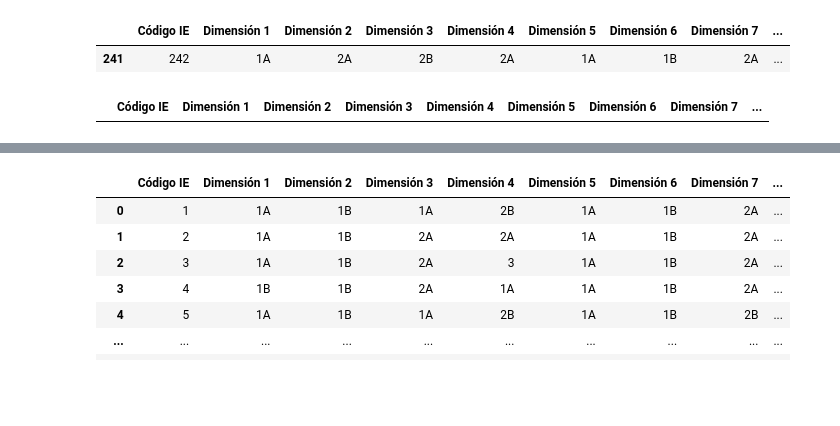
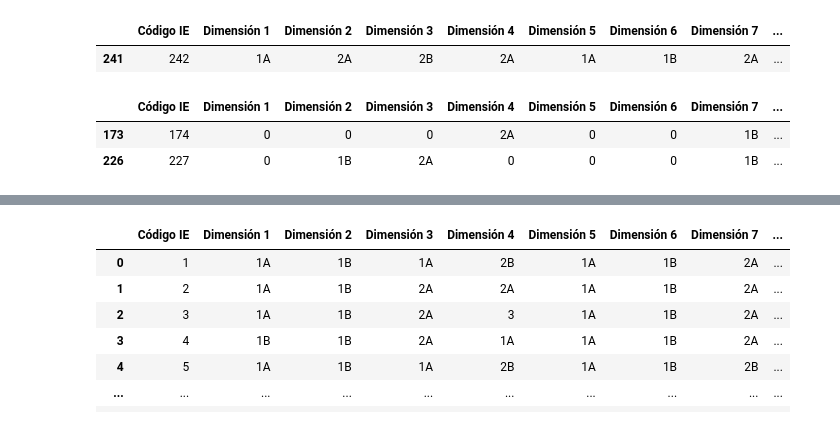
Before and after one commit to Grupo-Informatica-Educativa/CFK2022, a Jupyter notebook: utils/cleaners/Marco_consolidacion/Acumulativo.ipynb, the cells around one changed output, grey strips where cells are left out. Cells and saved outputs as stored; diff of their text form; code cells hidden in the pictures; blank space fills up the shorter version.

Commit message:
actualizar marco antes de ver que falta

```diff
--- a/utils/cleaners/Marco_consolidacion/Acumulativo.ipynb
+++ b/utils/cleaners/Marco_consolidacion/Acumulativo.ipynb
@@ -46,8 +77,3 @@ D3
-# %%
-
-D3 = D3.loc[:,['Código IE', 'Dimensión 3']]
-D3['Código IE'] = D3['Código IE'].astype(float).astype(int)
-D3 = D3.set_index('Código IE')
 # %%
 
 D3 = D3.loc[:,['Código IE', 'Dimensión 3']]
@@ -112,6 +142,8 @@ marco[marco['Código IE']==242]
 |  | Código IE | Dimensión 1 | Dimensión 2 | Dimensión 3 | Dimensión 4 | Dimensión 5 | Dimensión 6 | Dimensión 7 | ... |
 | 241 | 242 | 1A | 2A | 2B | 2A | 1A | 1B | 2A | ... |
 # %%
-marco[marco['Dimensión 7']=='0']
+marco[marco['Dimensión 1']=='0']
 # %% [output]
 |  | Código IE | Dimensión 1 | Dimensión 2 | Dimensión 3 | Dimensión 4 | Dimensión 5 | Dimensión 6 | Dimensión 7 | ... |
+| 173 | 174 | 0 | 0 | 0 | 2A | 0 | 0 | 1B | ... |
+| 226 | 227 | 0 | 1B | 2A | 0 | 0 | 0 | 1B | ... |
```
Also changed, not shown: parts of 10 cells of this notebook, 16 other files.
